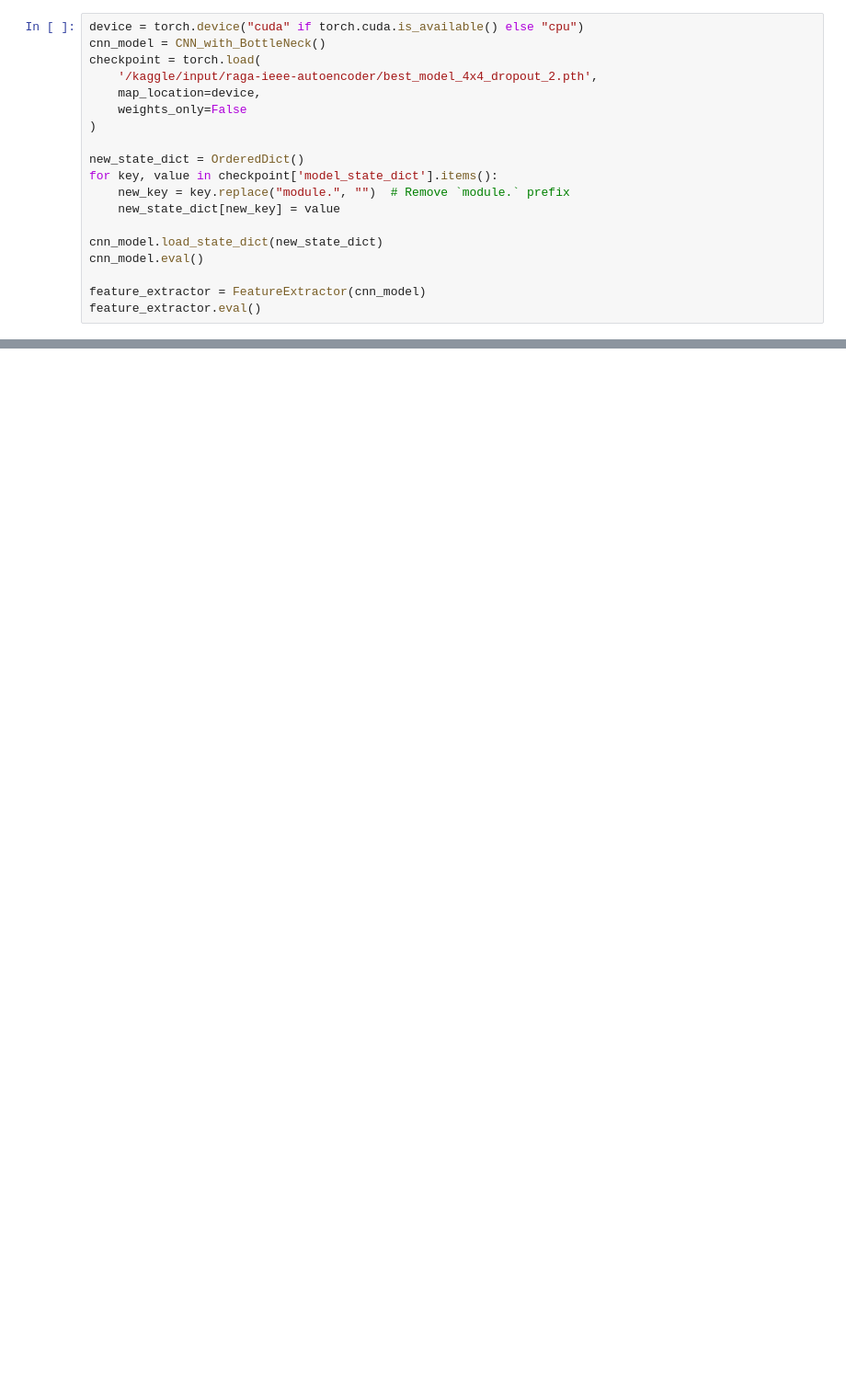
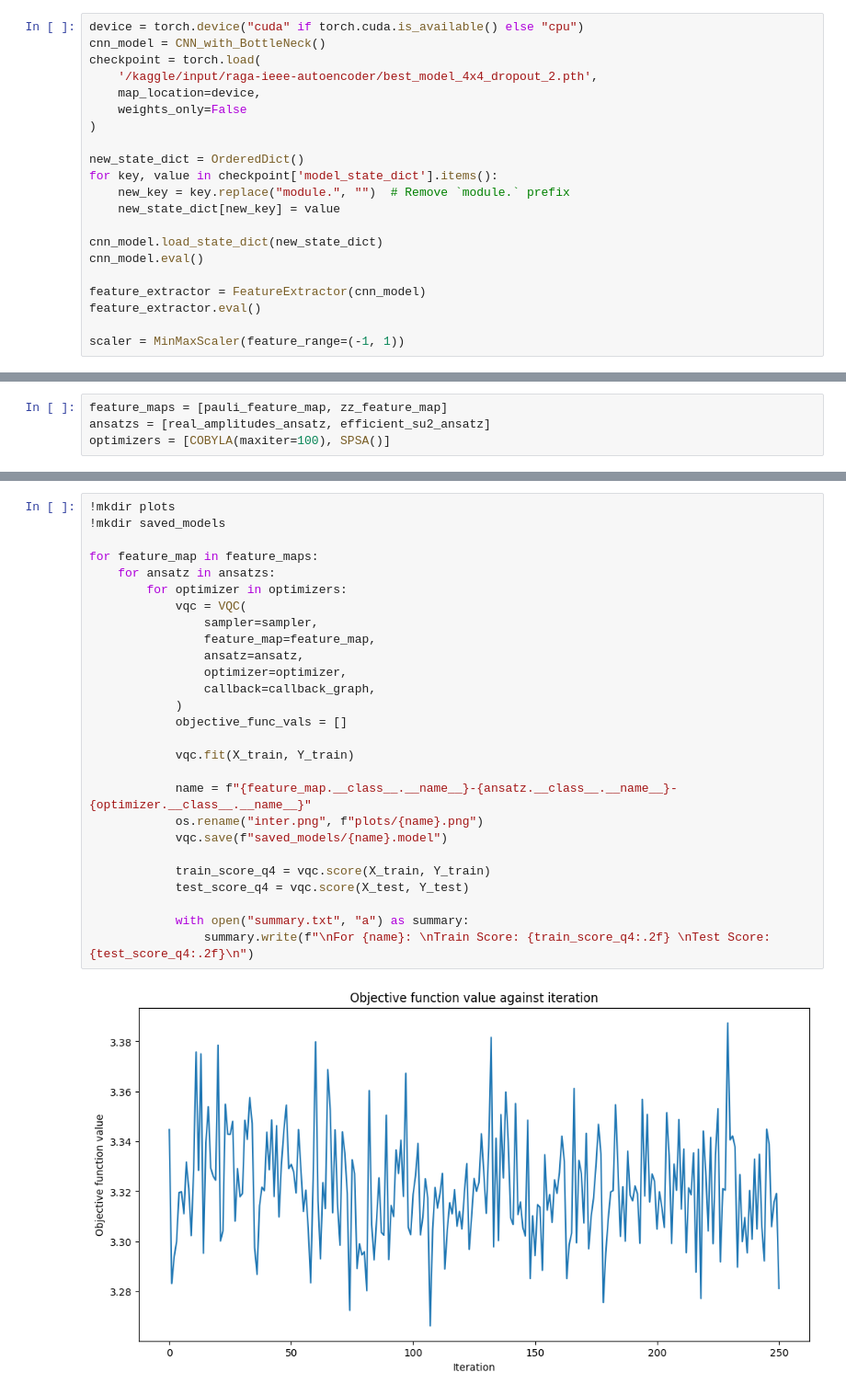
Before and after one commit to Jain-Nishkarsh/QuantumMusicProcessing_SOP, a Jupyter notebook: Raga-QNN.ipynb, the cells around one changed output, grey strips where cells are left out. Shown: that part at 92% size. Cells and saved outputs as stored; diff of their text form; blank space fills up the shorter version.

```diff
--- a/Raga-QNN.ipynb
+++ b/Raga-QNN.ipynb
@@ -269,4 +269,6 @@ cnn_model.eval()
 
 feature_extractor = FeatureExtractor(cnn_model)
 feature_extractor.eval()
+
+scaler = MinMaxScaler(feature_range=(-1, 1))
 # %% [output]
@@ -420,0 +453,4 @@ time: 13.4 ms (started: 2024-11-26 09:28:27 +00:00)
+# %%
+feature_maps = [pauli_feature_map, zz_feature_map]
+ansatzs = [real_amplitudes_ansatz, efficient_su2_ansatz]
+optimizers = [COBYLA(maxiter=100), SPSA()]
@@ -461,0 +499,29 @@ time: 20.2 s (started: 2024-11-26 10:10:43 +00:00)
+# %%
+!mkdir plots
+!mkdir saved_models
+
+for feature_map in feature_maps:
+    for ansatz in ansatzs:
+        for optimizer in optimizers:
+            vqc = VQC(
+                sampler=sampler,
+                feature_map=feature_map,
+                ansatz=ansatz,
+                optimizer=optimizer,
+                callback=callback_graph,
+            )
+            objective_func_vals = []
+
+            vqc.fit(X_train, Y_train)
+
+            name = f"{feature_map.__class__.__name__}-{ansatz.__class__.__name__}-{optimizer.__class__.__name__}"
+            os.rename("inter.png", f"plots/{name}.png")
+            vqc.save(f"saved_models/{name}.model")
+
+            train_score_q4 = vqc.score(X_train, Y_train)
+            test_score_q4 = vqc.score(X_test, Y_test)
+
+            with open("summary.txt", "a") as summary:
+                summary.write(f"\nFor {name}: \nTrain Score: {train_score_q4:.2f} \nTest Score: {test_score_q4:.2f}\n")
+# %% [output]
+[figure, added]
```
Also changed, not shown: parts of 19 cells of this notebook.
